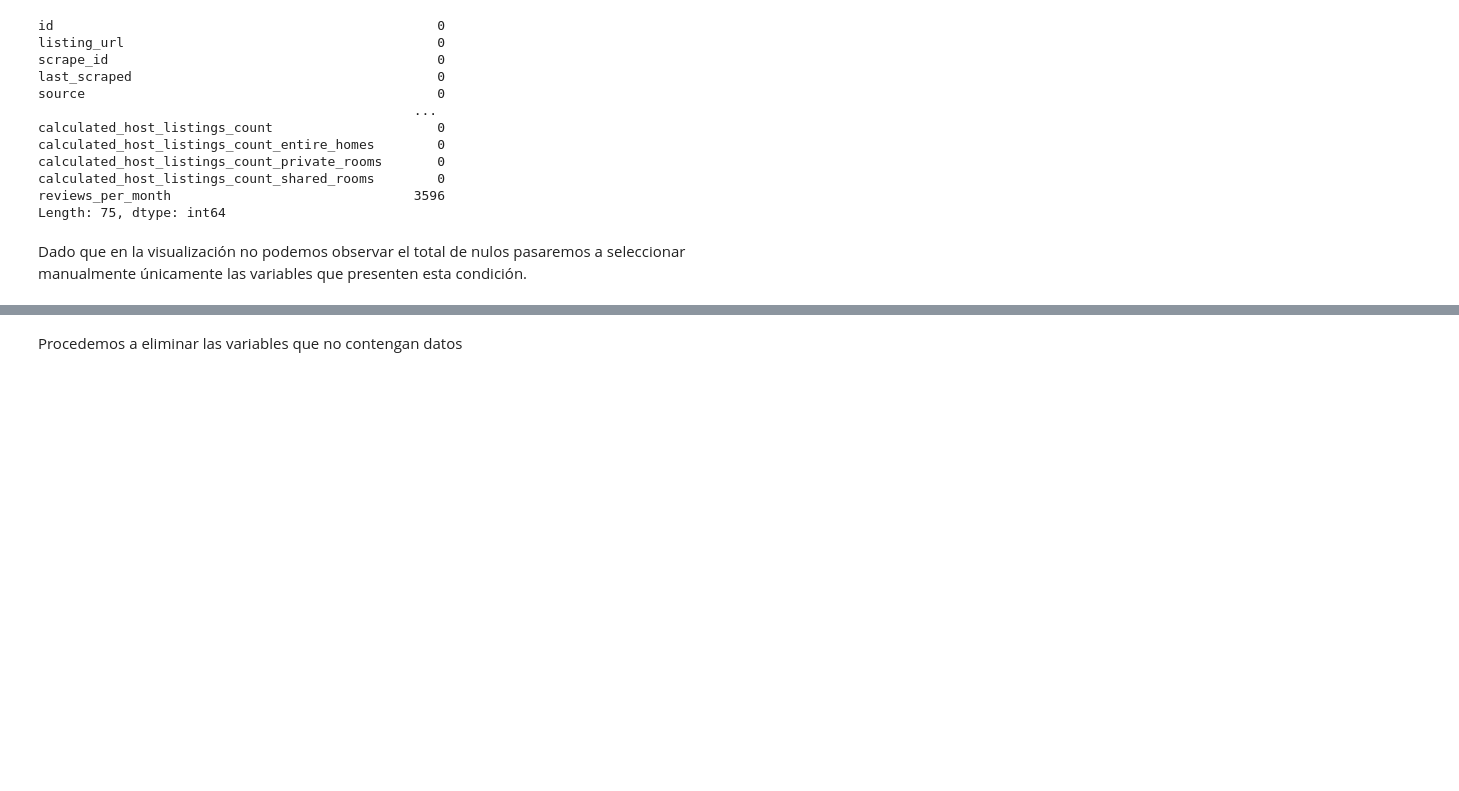
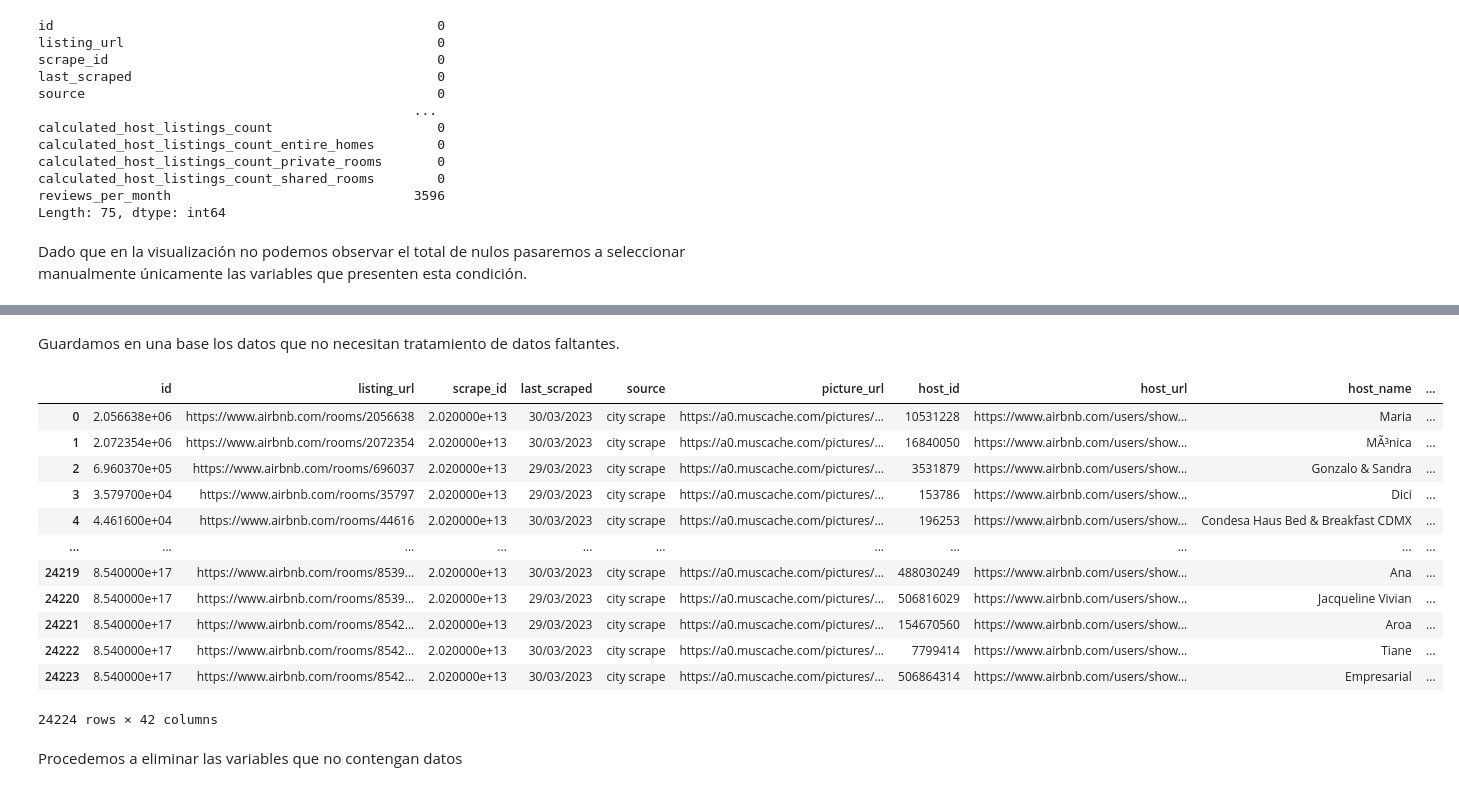
Before and after one commit to AlbertoMuro/Actividad6, a Jupyter notebook: Actividad6(Reto final).ipynb, the cells around one changed output, grey strips where cells are left out. Drawn from its saved outputs; the diff is of its cells as text; code cells hidden in the pictures; blank space fills up the shorter version.

Commit message:
tratamiento nulos

```diff
--- a/Actividad6(Reto final).ipynb
+++ b/Actividad6(Reto final).ipynb
@@ -98,4 +110,23 @@ reviews_per_month                3596
 dtype: int64
+# %% [markdown]
+Guardamos en una base los datos que no necesitan tratamiento de datos faltantes.
+# %%
+df_NoNull = df.iloc[  : , [0,1,2,3,4,8,9,10,11,12,19,20,22,23,24,25,26,28,30,31,32,33,34,39,40,41,42,50,51,52,53,54,55,56,57,58,69,70,71,72,73,75] ]
+df_NoNull
+# %% [output]
+|  | id | listing_url | scrape_id | last_scraped | source | picture_url | host_id | host_url | host_name | ... |
+| 0 | 2.056638e+06 | https://www.airbnb.com/rooms/2056638 | 2.020000e+13 | 30/03/2023 | city scrape | https://a0.muscache.com/pictures/... | 10531228 | https://www.airbnb.com/users/show... | Maria | ... |
+| 1 | 2.072354e+06 | https://www.airbnb.com/rooms/2072354 | 2.020000e+13 | 30/03/2023 | city scrape | https://a0.muscache.com/pictures/... | 16840050 | https://www.airbnb.com/users/show... | MÃ³nica | ... |
+| 2 | 6.960370e+05 | https://www.airbnb.com/rooms/696037 | 2.020000e+13 | 29/03/2023 | city scrape | https://a0.muscache.com/pictures/... | 3531879 | https://www.airbnb.com/users/show... | Gonzalo & Sandra | ... |
+| 3 | 3.579700e+04 | https://www.airbnb.com/rooms/35797 | 2.020000e+13 | 29/03/2023 | city scrape | https://a0.muscache.com/pictures/... | 153786 | https://www.airbnb.com/users/show... | Dici | ... |
+| 4 | 4.461600e+04 | https://www.airbnb.com/rooms/44616 | 2.020000e+13 | 30/03/2023 | city scrape | https://a0.muscache.com/pictures/... | 196253 | https://www.airbnb.com/users/show... | Condesa Haus Bed & Breakfast CDMX | ... |
+| ... | ... | ... | ... | ... | ... | ... | ... | ... | ... | ... |
+| 24219 | 8.540000e+17 | https://www.airbnb.com/rooms/8539... | 2.020000e+13 | 30/03/2023 | city scrape | https://a0.muscache.com/pictures/... | 488030249 | https://www.airbnb.com/users/show... | Ana | ... |
+| 24220 | 8.540000e+17 | https://www.airbnb.com/rooms/8539... | 2.020000e+13 | 29/03/2023 | city scrape | https://a0.muscache.com/pictures/... | 506816029 | https://www.airbnb.com/users/show... | Jacqueline Vivian | ... |
+| 24221 | 8.540000e+17 | https://www.airbnb.com/rooms/8542... | 2.020000e+13 | 29/03/2023 | city scrape | https://a0.muscache.com/pictures/... | 154670560 | https://www.airbnb.com/users/show... | Aroa | ... |
+| 24222 | 8.540000e+17 | https://www.airbnb.com/rooms/8542... | 2.020000e+13 | 30/03/2023 | city scrape | https://a0.muscache.com/pictures/... | 7799414 | https://www.airbnb.com/users/show... | Tiane | ... |
+| 24223 | 8.540000e+17 | https://www.airbnb.com/rooms/8542... | 2.020000e+13 | 30/03/2023 | city scrape | https://a0.muscache.com/pictures/... | 506864314 | https://www.airbnb.com/users/show... | Empresarial | ... |
+24224 rows × 42 columns
 # %% [markdown]
 Procedemos a eliminar las variables que no contengan datos
 # %%
```
Also changed, not shown: parts of 5 cells of this notebook, 1 other file.
